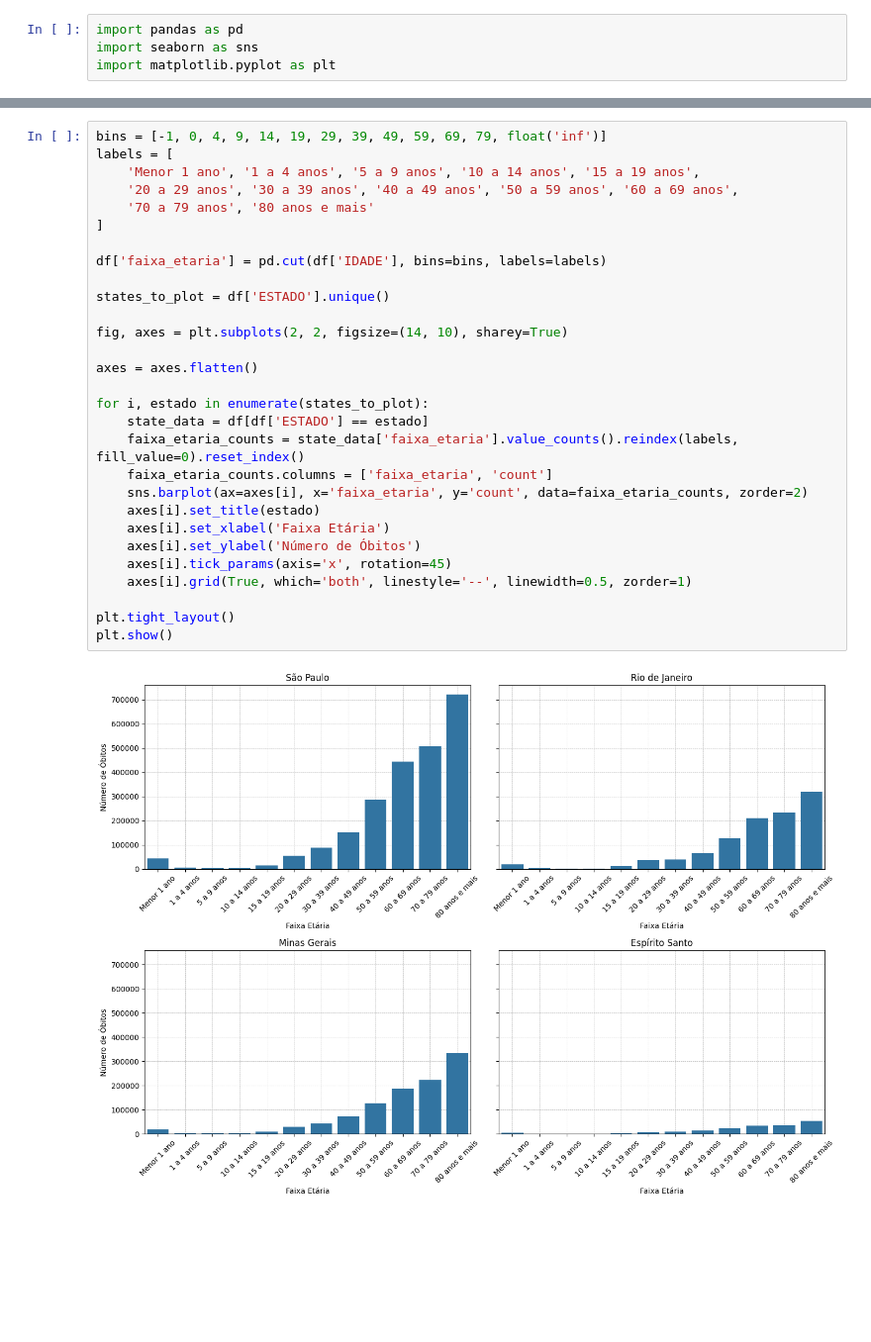
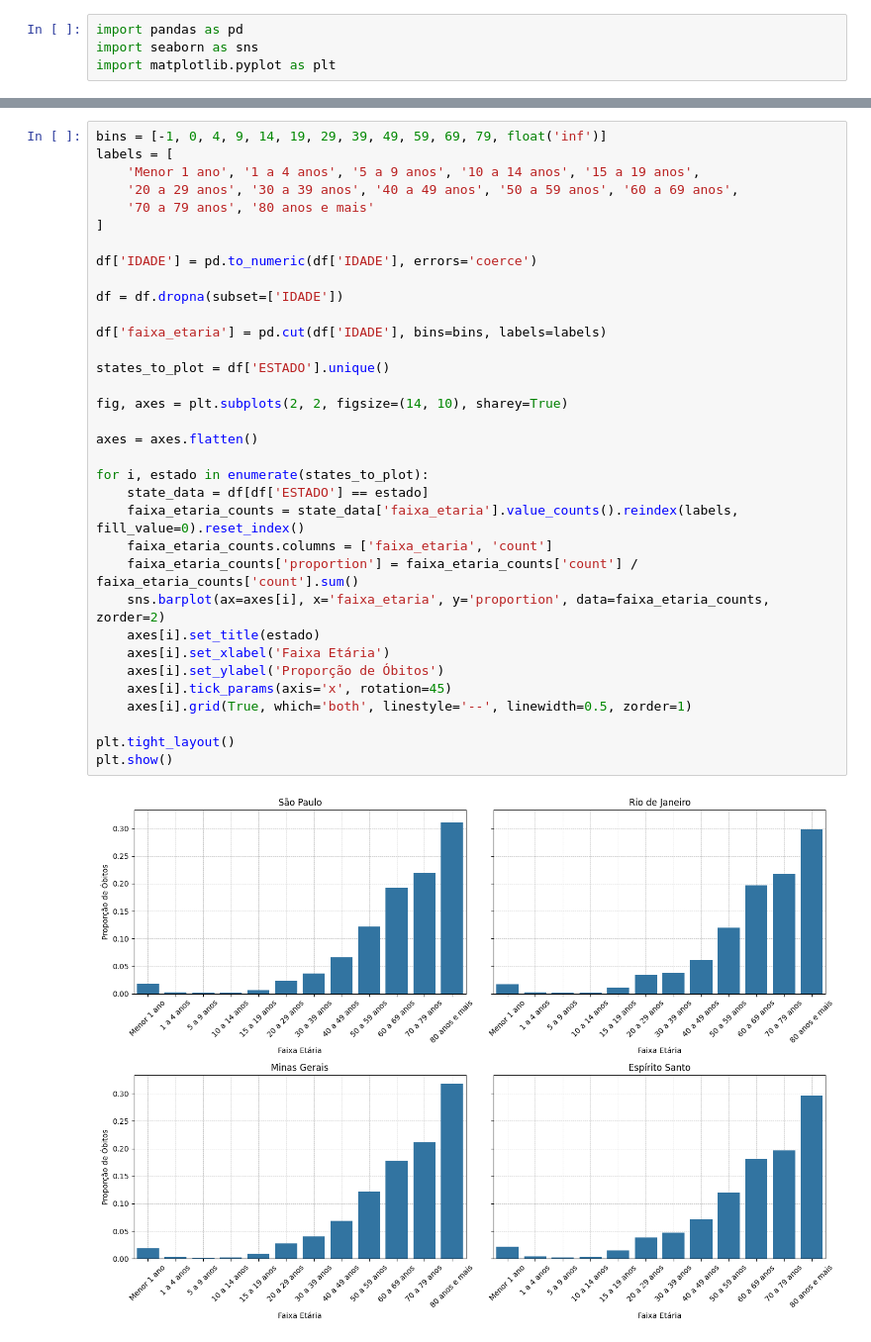
Before and after one commit to ArthurWypych/ECM514_business_case, a Jupyter notebook: Trabalho_SUS.ipynb, the cells around one changed output, grey strips where cells are left out. Shown at 99% size. Saved outputs shown, nothing was run; the diff lists cells and outputs as text; blank space fills up the shorter version.

```diff
--- a/Trabalho_SUS.ipynb
+++ b/Trabalho_SUS.ipynb
@@ -342,31 +350,36 @@ Passing `palette` without assigning `hue` is deprecated and will be removed in v
 # %%
 bins = [-1, 0, 4, 9, 14, 19, 29, 39, 49, 59, 69, 79, float('inf')]
 labels = [
     'Menor 1 ano', '1 a 4 anos', '5 a 9 anos', '10 a 14 anos', '15 a 19 anos',
     '20 a 29 anos', '30 a 39 anos', '40 a 49 anos', '50 a 59 anos', '60 a 69 anos',
     '70 a 79 anos', '80 anos e mais'
 ]
+
+df['IDADE'] = pd.to_numeric(df['IDADE'], errors='coerce')
+
+df = df.dropna(subset=['IDADE'])
 
 df['faixa_etaria'] = pd.cut(df['IDADE'], bins=bins, labels=labels)
 
 states_to_plot = df['ESTADO'].unique()
 
 fig, axes = plt.subplots(2, 2, figsize=(14, 10), sharey=True)
 
 axes = axes.flatten()
 
 for i, estado in enumerate(states_to_plot):
     state_data = df[df['ESTADO'] == estado]
     faixa_etaria_counts = state_data['faixa_etaria'].value_counts().reindex(labels, fill_value=0).reset_index()
     faixa_etaria_counts.columns = ['faixa_etaria', 'count']
-    sns.barplot(ax=axes[i], x='faixa_etaria', y='count', data=faixa_etaria_counts, zorder=2)
+    faixa_etaria_counts['proportion'] = faixa_etaria_counts['count'] / faixa_etaria_counts['count'].sum()
+    sns.barplot(ax=axes[i], x='faixa_etaria', y='proportion', data=faixa_etaria_counts, zorder=2)
     axes[i].set_title(estado)
     axes[i].set_xlabel('Faixa Etária')
-    axes[i].set_ylabel('Número de Óbitos')
+    axes[i].set_ylabel('Proporção de Óbitos')
     axes[i].tick_params(axis='x', rotation=45)
     axes[i].grid(True, which='both', linestyle='--', linewidth=0.5, zorder=1)
 
 plt.tight_layout()
 plt.show()
 # %% [output]
-[figure, old version]
+[figure, new version]
```
Also changed, not shown: parts of 44 cells of this notebook, 3 other files.
